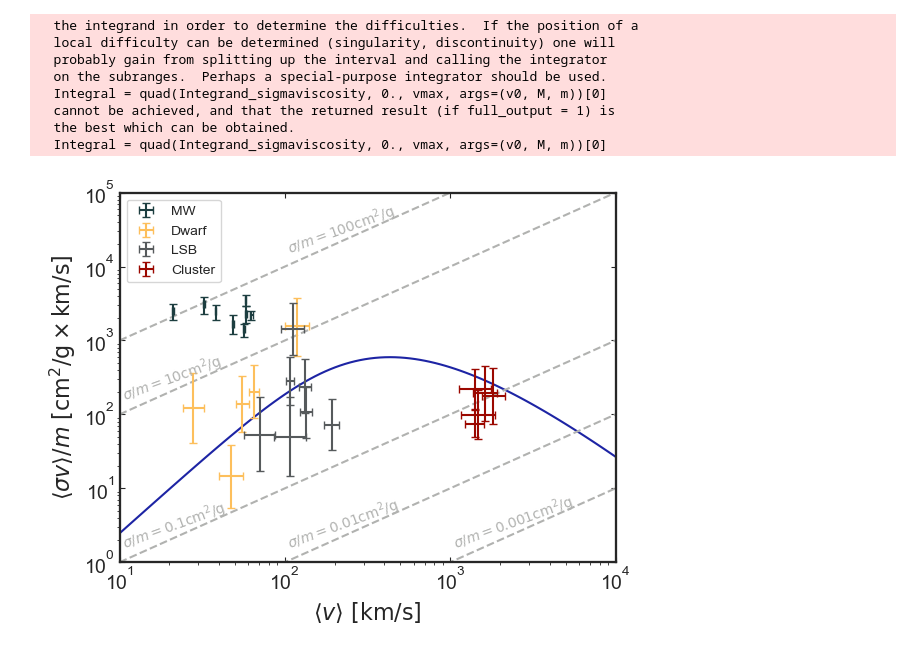
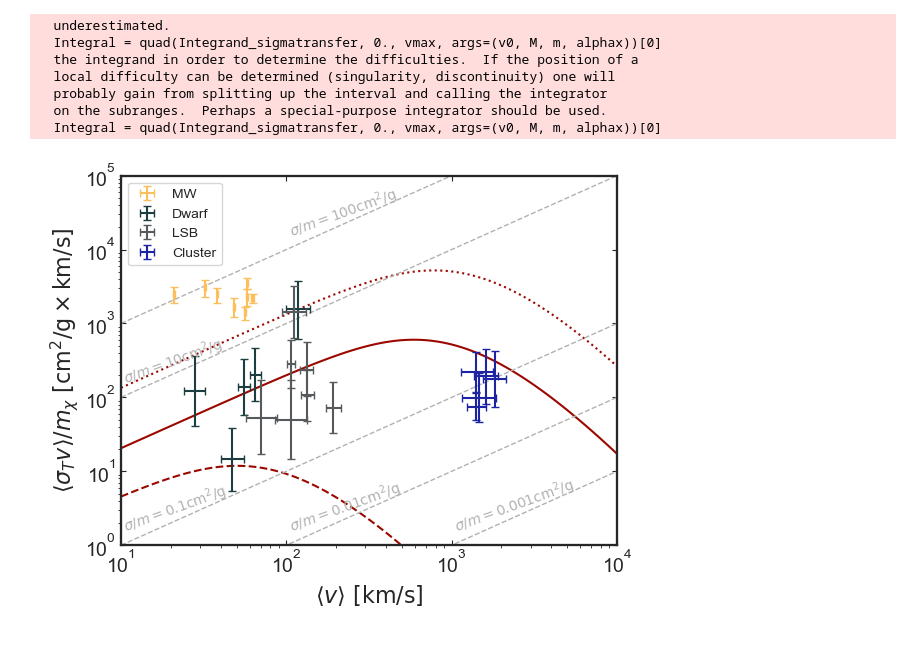
Before and after one commit to nigomezcr/Leptophilic-Atlas-Repo, a Jupyter notebook: DarkMatterFits.ipynb, the cells around one changed output. Drawn from its saved outputs; the diff is of its cells as text; code cells hidden in the pictures.

```diff
--- a/DarkMatterFits.ipynb
+++ b/DarkMatterFits.ipynb
@@ -194,9 +127,6 @@ Chi-squared: 486541.89418439136
 """
 //////////// Plots ////////////
 """
-
-
-
 
 #for the plots
 DwarfData = np.loadtxt('Data-Sets/DwarfDataPlot.csv', delimiter='\t')
@@ -227,53 +157,64 @@ v_array = np.logspace(1, 4, 100)
 v0 = v_array*np.sqrt(np.pi)/4
 
 sigvm_array = np.zeros(100)
+sigvm_array2 = np.zeros(100)
+sigvm_array3 = np.zeros(100)
+
+alphaDM, alphaDM2, alphaDM3 = 0.005, 0.01, 0.03
+mZp, mZp2, mZp3 = 9.8, 20, 15
+mDM, mDM2, mDM3 = 6.9, 165, 8
 
 for i in range(100):
-    sigvm_array[i] = Average_sigmaviscosity(v0[i], 5.54, 12)
+    sigvm_array[i] = Average_sigmatransfer(v0[i], mZp, mDM, alphaDM)
+    sigvm_array2[i] = Average_sigmatransfer(v0[i], mZp2, mDM2, alphaDM2)
+    sigvm_array3[i] = Average_sigmatransfer(v0[i], mZp3, mDM3, alphaDM3)
 
 # Plot Best Fit
 
 #Model Plot
 plt.plot(v_array, sigvm_array, color=MainColor1)
+plt.plot(v_array, sigvm_array2, color=MainColor1, linestyle='dashed')
+plt.plot(v_array, sigvm_array3, color=MainColor1, linestyle='dotted')
 
 rot = 20
 #Cross section diagonals
-plt.plot(v_array, 0.001*v_array, color=Gray2, linestyle='dashed')
-plt.text(1000, 1.5, r'$ \sigma/m = 0.001 \mathrm{cm^2/g}$', size=10, rotation= rot, color=Gray2)
-plt.plot(v_array, 0.01*v_array, color=Gray2, linestyle='dashed')
-plt.text(100, 1.5, r'$ \sigma/m = 0.01 \mathrm{cm^2/g}$', size=10, rotation= rot,color=Gray2)
-plt.plot(v_array, 0.1*v_array, color=Gray2, linestyle='dashed')
-plt.text(10, 1.5, r'$ \sigma/m = 0.1 \mathrm{cm^2/g}$', size=10, rotation= rot, color=Gray2)
-plt.plot(v_array, 10*v_array, color=Gray2, linestyle='dashed')
-plt.text(10, 150, r'$ \sigma/m = 10 \mathrm{cm^2/g}$', size=10, rotation= rot, color=Gray2)
-plt.plot(v_array, 100*v_array, color=Gray2, linestyle='dashed')
-plt.text(100, 1.5e4, r'$ \sigma/m = 100 \mathrm{cm^2/g}$', size=10, rotation= rot, color=Gray2)
+DiagonalsColor = Gray2
+Diagonalswidth = 1
+plt.plot(v_array, 0.001*v_array, color=DiagonalsColor, linestyle='dashed', lw=Diagonalswidth)
+plt.text(1000, 1.5, r'$ \sigma/m = 0.001 \mathrm{cm^2/g}$', size=10, rotation= rot, color=DiagonalsColor)
+plt.plot(v_array, 0.01*v_array, color=DiagonalsColor, linestyle='dashed', lw=Diagonalswidth)
+plt.text(100, 1.5, r'$ \sigma/m = 0.01 \mathrm{cm^2/g}$', size=10, rotation= rot,color=DiagonalsColor)
+plt.plot(v_array, 0.1*v_array, color=DiagonalsColor, linestyle='dashed', lw=Diagonalswidth)
+plt.text(10, 1.5, r'$ \sigma/m = 0.1 \mathrm{cm^2/g}$', size=10, rotation= rot, color=DiagonalsColor)
+plt.plot(v_array, 10*v_array, color=DiagonalsColor, linestyle='dashed', lw=Diagonalswidth)
+plt.text(10, 150, r'$ \sigma/m = 10 \mathrm{cm^2/g}$', size=10, rotation= rot, color=DiagonalsColor)
+plt.plot(v_array, 100*v_array, color=DiagonalsColor, linestyle='dashed', lw=Diagonalswidth)
+plt.text(100, 1.5e4, r'$ \sigma/m = 100 \mathrm{cm^2/g}$', size=10, rotation= rot, color=DiagonalsColor)
 
 #Data
 plt.errorbar(VelocityData, CrossSectionData, CrossSectionData_Err , VelocityData_Err , ls='', color=BackgroundColor3, capsize=3, label='MW')
 plt.errorbar(Dwarf_x, Dwarf_y, (Dwarf_Err_d, Dwarf_Err_u), (Dwarf_Err_l, Dwarf_Err_r), ls='', color=BackgroundColor2, capsize=3, label='Dwarf')
 plt.errorbar(Galaxy_x, Galaxy_y, (Galaxy_Err_d, Galaxy_Err_u), (Galaxy_Err_l, Galaxy_Err_r), ls='', color=Gray1, capsize=3, label='LSB')
 plt.errorbar(Cluster_x, Cluster_y, (Cluster_Err_d, Cluster_Err_u), (Cluster_Err_l, Cluster_Err_r), ls='', color=MainColor2, capsize=3, label='Cluster')
 
 #Settings
 plt.tick_params(top=True, right=True, direction='in')
 plt.xlabel(r'$\langle v \rangle ~[ \mathrm{km/s}]$')
-plt.ylabel(r'$\langle\sigma v \rangle /m ~[\mathrm{cm^2/g \times km/s}]$')
+plt.ylabel(r'$\langle\sigma_T v \rangle /m_{\chi} ~[\mathrm{cm^2/g \times km/s}]$')
 plt.xscale('log')
 plt.yscale('log')
 plt.ylim(1, 1e5)
 plt.xlim(10, 1e4)
 plt.legend(loc=2)
 plt.savefig('Plots/GalaxyFit.pdf')
 plt.savefig('Plots/GalaxyFit.svg')
 plt.show()
 # %% [output]
+  underestimated.
+  Integral = quad(Integrand_sigmatransfer, 0., vmax, args=(v0, M, m, alphax))[0]
   the integrand in order to determine the difficulties.  If the position of a
   local difficulty can be determined (singularity, discontinuity) one will
   probably gain from splitting up the interval and calling the integrator
   on the subranges.  Perhaps a special-purpose integrator should be used.
-  Integral = quad(Integrand_sigmaviscosity, 0., vmax, args=(v0, M, m))[0]
-  cannot be achieved, and that the returned result (if full_output = 1) is
-  the best which can be obtained.
-  Integral = quad(Integrand_sigmaviscosity, 0., vmax, args=(v0, M, m))[0]
+  Integral = quad(Integrand_sigmatransfer, 0., vmax, args=(v0, M, m, alphax))[0]
-[figure, old version]
+[figure, new version]
```
Also changed, not shown: parts of 7 cells of this notebook, 5 other files.
